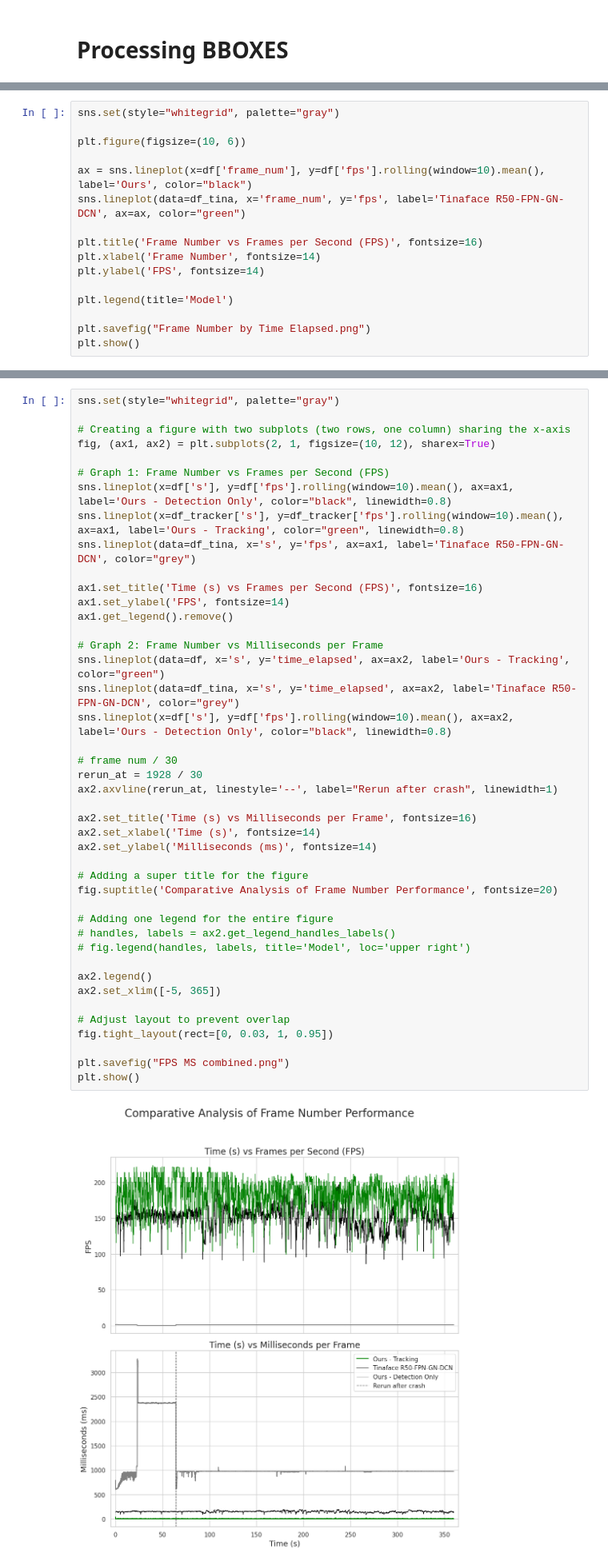
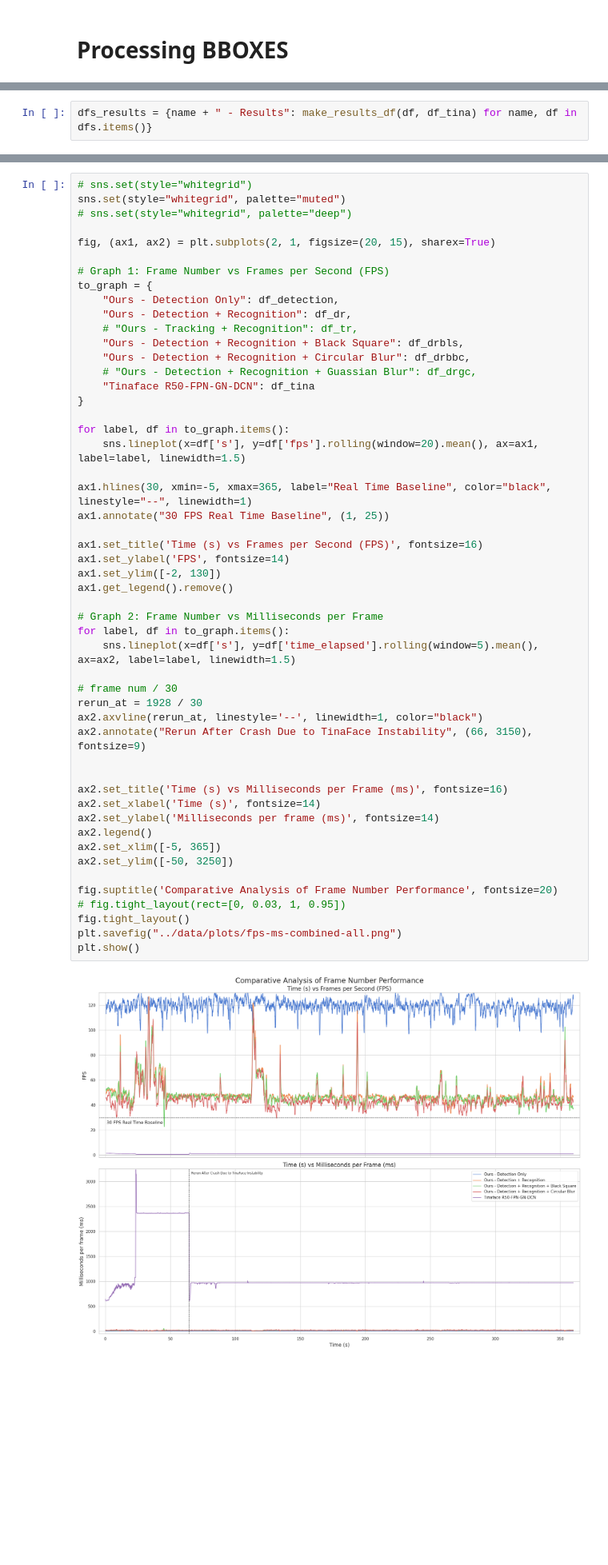
Before and after one commit to AniAggarwal/face-blur-rt, a Jupyter notebook: src/benchmarks.ipynb, the cells around one changed output, grey strips where cells are left out. Shown: that part at 80% size. Saved outputs shown, nothing was run; the diff lists cells and outputs as text; blank space fills up the shorter version.

Commit message:
Finish benchmarking plots

```diff
--- a/src/benchmarks.ipynb
+++ b/src/benchmarks.ipynb
@@ -349,0 +294,2 @@ print(df_tina["time_elapsed"].mean())
+# %%
+dfs_results = {name + " - Results": make_results_df(df, df_tina) for name, df in dfs.items()}
@@ -373,16 +331,0 @@ plt.show()
-# %%
-sns.set(style="whitegrid", palette="gray")
-
-plt.figure(figsize=(10, 6))
-
-ax = sns.lineplot(x=df['frame_num'], y=df['fps'].rolling(window=10).mean(), label='Ours', color="black")
-sns.lineplot(data=df_tina, x='frame_num', y='fps', label='Tinaface R50-FPN-GN-DCN', ax=ax, color="green")
-
-plt.title('Frame Number vs Frames per Second (FPS)', fontsize=16)
-plt.xlabel('Frame Number', fontsize=14)
-plt.ylabel('FPS', fontsize=14)
-
-plt.legend(title='Model')
-
-plt.savefig("Frame Number by Time Elapsed.png")
-plt.show()
@@ -391,45 +332,53 @@ plt.show()
 # %%
-sns.set(style="whitegrid", palette="gray")
+# sns.set(style="whitegrid")
+sns.set(style="whitegrid", palette="muted")
+# sns.set(style="whitegrid", palette="deep")
 
-# Creating a figure with two subplots (two rows, one column) sharing the x-axis
-fig, (ax1, ax2) = plt.subplots(2, 1, figsize=(10, 12), sharex=True)
+fig, (ax1, ax2) = plt.subplots(2, 1, figsize=(20, 15), sharex=True)
 
 # Graph 1: Frame Number vs Frames per Second (FPS)
-sns.lineplot(x=df['s'], y=df['fps'].rolling(window=10).mean(), ax=ax1, label='Ours - Detection Only', color="black", linewidth=0.8)
-sns.lineplot(x=df_tracker['s'], y=df_tracker['fps'].rolling(window=10).mean(), ax=ax1, label='Ours - Tracking', color="green", linewidth=0.8)
-sns.lineplot(data=df_tina, x='s', y='fps', ax=ax1, label='Tinaface R50-FPN-GN-DCN', color="grey")
+to_graph = {
+    "Ours - Detection Only": df_detection,
+    "Ours - Detection + Recognition": df_dr,
+    # "Ours - Tracking + Recognition": df_tr,
+    "Ours - Detection + Recognition + Black Square": df_drbls,
+    "Ours - Detection + Recognition + Circular Blur": df_drbbc,
+    # "Ours - Detection + Recognition + Guassian Blur": df_drgc,
+    "Tinaface R50-FPN-GN-DCN": df_tina
+}
+
+for label, df in to_graph.items():
+    sns.lineplot(x=df['s'], y=df['fps'].rolling(window=20).mean(), ax=ax1, label=label, linewidth=1.5)
+
+ax1.hlines(30, xmin=-5, xmax=365, label="Real Time Baseline", color="black", linestyle="--", linewidth=1)
+ax1.annotate("30 FPS Real Time Baseline", (1, 25))
 
 ax1.set_title('Time (s) vs Frames per Second (FPS)', fontsize=16)
 ax1.set_ylabel('FPS', fontsize=14)
+ax1.set_ylim([-2, 130])
 ax1.get_legend().remove()
 
 # Graph 2: Frame Number vs Milliseconds per Frame
-sns.lineplot(data=df, x='s', y='time_elapsed', ax=ax2, label='Ours - Tracking', color="green")
-sns.lineplot(data=df_tina, x='s', y='time_elapsed', ax=ax2, label='Tinaface R50-FPN-GN-DCN', color="grey")
-sns.lineplot(x=df['s'], y=df['fps'].rolling(window=10).mean(), ax=ax2, label='Ours - Detection Only', color="black", linewidth=0.8)
+for label, df in to_graph.items():
+    sns.lineplot(x=df['s'], y=df['time_elapsed'].rolling(window=5).mean(), ax=ax2, label=label, linewidth=1.5)
 
 # frame num / 30
 rerun_at = 1928 / 30
-ax2.axvline(rerun_at, linestyle='--', label="Rerun after crash", linewidth=1)
+ax2.axvline(rerun_at, linestyle='--', linewidth=1, color="black")
+ax2.annotate("Rerun After Crash Due to TinaFace Instability", (66, 3150), fontsize=9)
 
-ax2.set_title('Time (s) vs Milliseconds per Frame', fontsize=16)
+
+ax2.set_title('Time (s) vs Milliseconds per Frame (ms)', fontsize=16)
 ax2.set_xlabel('Time (s)', fontsize=14)
-ax2.set_ylabel('Milliseconds (ms)', fontsize=14)
-
-# Adding a super title for the figure
-fig.suptitle('Comparative Analysis of Frame Number Performance', fontsize=20)
-
-# Adding one legend for the entire figure
-# handles, labels = ax2.get_legend_handles_labels()
-# fig.legend(handles, labels, title='Model', loc='upper right')
-
+ax2.set_ylabel('Milliseconds per frame (ms)', fontsize=14)
 ax2.legend()
 ax2.set_xlim([-5, 365])
+ax2.set_ylim([-50, 3250])
 
-# Adjust layout to prevent overlap
-fig.tight_layout(rect=[0, 0.03, 1, 0.95])
-
-plt.savefig("FPS MS combined.png")
+fig.suptitle('Comparative Analysis of Frame Number Performance', fontsize=20)
+# fig.tight_layout(rect=[0, 0.03, 1, 0.95])
+fig.tight_layout()
+plt.savefig("../data/plots/fps-ms-combined-all.png")
 plt.show()
 # %% [output]
-[figure, old version]
+[figure, new version]
```
Also changed, not shown: parts of 28 cells of this notebook, 7 other files.
